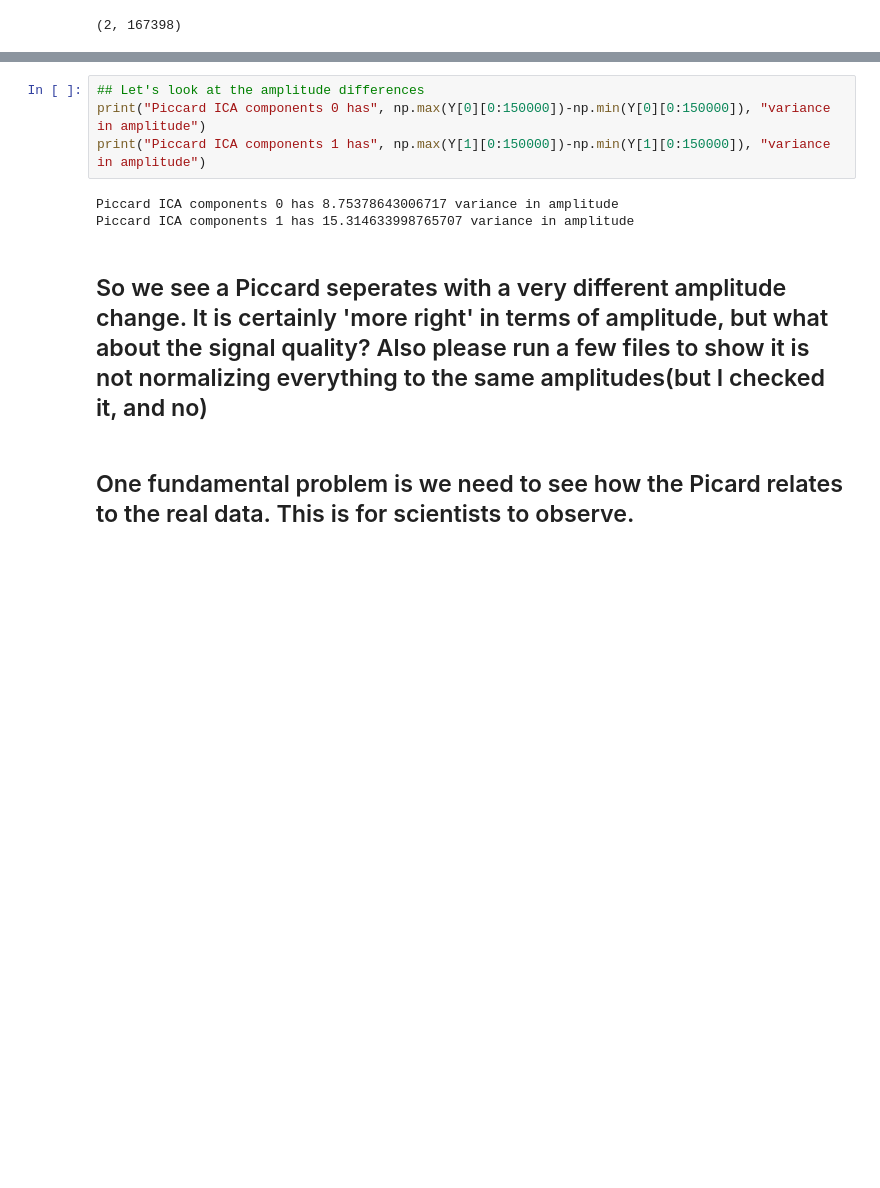
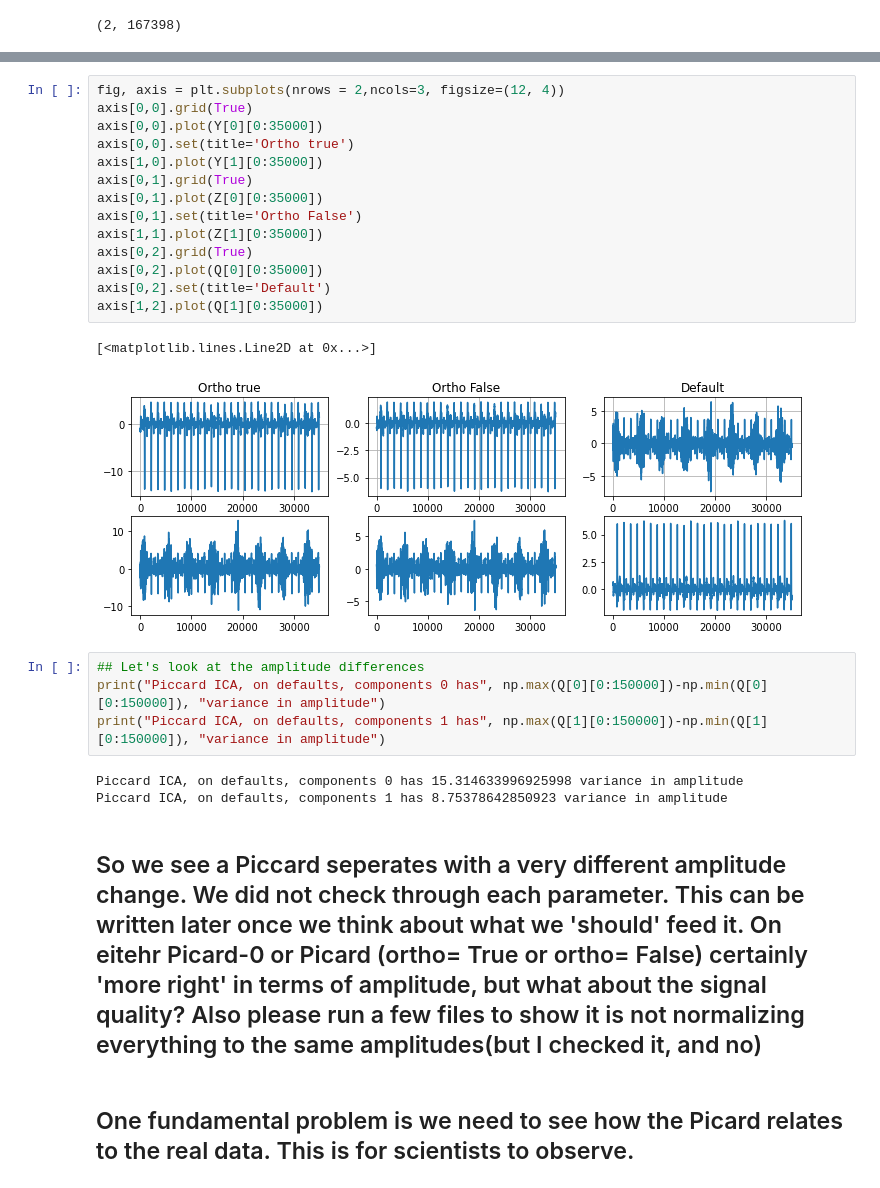
Before and after one commit to ReSurfEMG/ReSurfEMG, a Jupyter notebook: open_work/amplitude_exploration.ipynb, the cells around one changed output, grey strips where cells are left out. Saved outputs shown, nothing was run; the diff lists cells and outputs as text; blank space fills up the shorter version.

```diff
--- a/open_work/amplitude_exploration.ipynb
+++ b/open_work/amplitude_exploration.ipynb
@@ -358,12 +364,29 @@ ax_2.plot(Y[1][0:150000])
+# %%
+fig, axis = plt.subplots(nrows = 2,ncols=3, figsize=(12, 4))
+axis[0,0].grid(True)
+axis[0,0].plot(Y[0][0:35000])
+axis[0,0].set(title='Ortho true')
+axis[1,0].plot(Y[1][0:35000])
+axis[0,1].grid(True)
+axis[0,1].plot(Z[0][0:35000])
+axis[0,1].set(title='Ortho False')
+axis[1,1].plot(Z[1][0:35000])
+axis[0,2].grid(True)
+axis[0,2].plot(Q[0][0:35000])
+axis[0,2].set(title='Default')
+axis[1,2].plot(Q[1][0:35000])
+# %% [output]
+[<matplotlib.lines.Line2D at 0x...>]
+[figure, added]
 # %%
 ## Let's look at the amplitude differences
-print("Piccard ICA components 0 has", np.max(Y[0][0:150000])-np.min(Y[0][0:150000]), "variance in amplitude")
-print("Piccard ICA components 1 has", np.max(Y[1][0:150000])-np.min(Y[1][0:150000]), "variance in amplitude")
+print("Piccard ICA, on defaults, components 0 has", np.max(Q[0][0:150000])-np.min(Q[0][0:150000]), "variance in amplitude")
+print("Piccard ICA, on defaults, components 1 has", np.max(Q[1][0:150000])-np.min(Q[1][0:150000]), "variance in amplitude")
 # %% [output]
-Piccard ICA components 0 has 8.75378643006717 variance in amplitude
-Piccard ICA components 1 has 15.314633998765707 variance in amplitude
+Piccard ICA, on defaults, components 0 has 15.314633996925998 variance in amplitude
+Piccard ICA, on defaults, components 1 has 8.75378642850923 variance in amplitude
 # %% [markdown]
-## So we see a Piccard seperates with a very different amplitude change.  It is certainly 'more right' in terms of amplitude, but what about the signal quality? Also please run a few files to show it is not normalizing everything to the same amplitudes(but I checked it, and no)
+## So we see a Piccard seperates with a very different amplitude change. We did not check through each parameter. This can be written later once we think about what we 'should' feed it.   On eitehr Picard-0 or Picard (ortho= True or ortho= False) certainly 'more right' in terms of amplitude, but what about the signal quality? Also please run a few files to show it is not normalizing everything to the same amplitudes(but I checked it, and no)
 # %% [markdown]
 ## One fundamental problem is we need to see how the Picard relates to the real data. This is for scientists to observe.
 # %%
```
Also changed, not shown: parts of 19 cells of this notebook.
